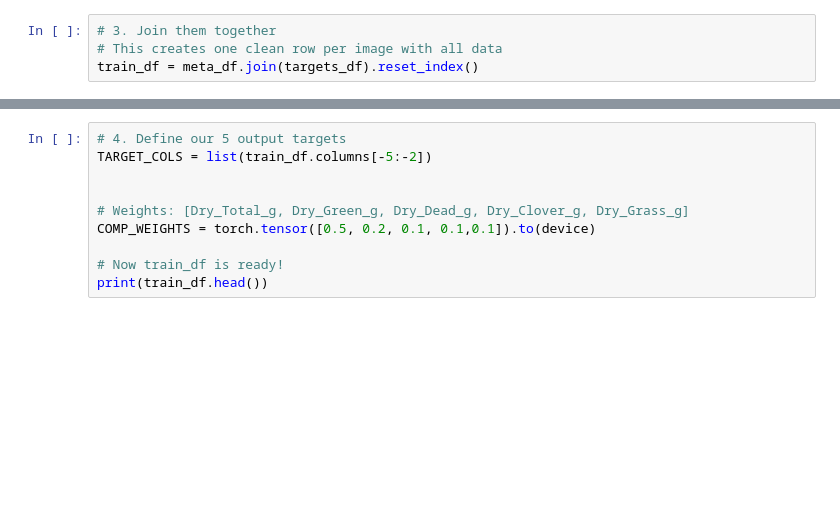
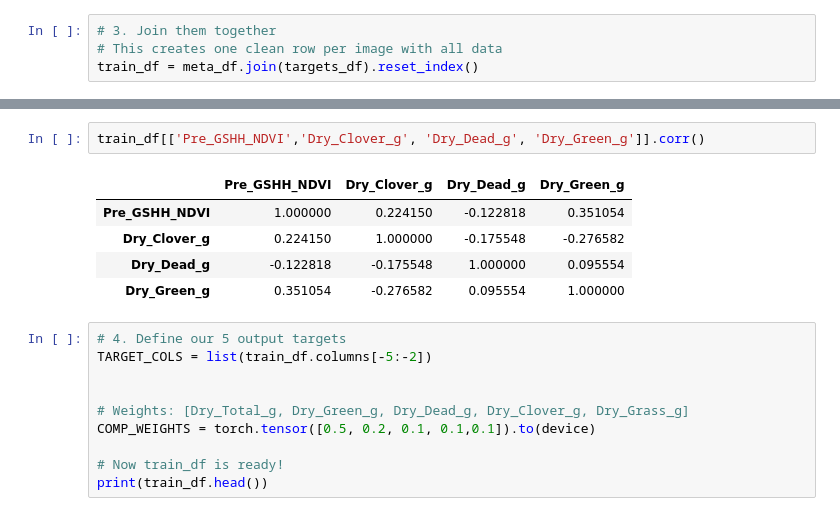
Before and after one commit to starbot2001/CSIRO_repo, a Jupyter notebook: baseline-dino-v3.ipynb, the cells around one changed output, grey strips where cells are left out. Cells and saved outputs as stored; diff of their text form; blank space fills up the shorter version.

```diff
--- a/baseline-dino-v3.ipynb
+++ b/baseline-dino-v3.ipynb
@@ -96,3 +87,11 @@ train_df
+# %%
+train_df[['Pre_GSHH_NDVI','Dry_Clover_g', 'Dry_Dead_g', 'Dry_Green_g']].corr()
+# %% [output]
+|  | Pre_GSHH_NDVI | Dry_Clover_g | Dry_Dead_g | Dry_Green_g |
+| Pre_GSHH_NDVI | 1.000000 | 0.224150 | -0.122818 | 0.351054 |
+| Dry_Clover_g | 0.224150 | 1.000000 | -0.175548 | -0.276582 |
+| Dry_Dead_g | -0.122818 | -0.175548 | 1.000000 | 0.095554 |
+| Dry_Green_g | 0.351054 | -0.276582 | 0.095554 | 1.000000 |
 # %%
 # 4. Define our 5 output targets
 TARGET_COLS = list(train_df.columns[-5:-2])
```
Also changed, not shown: parts of 6 cells of this notebook.
